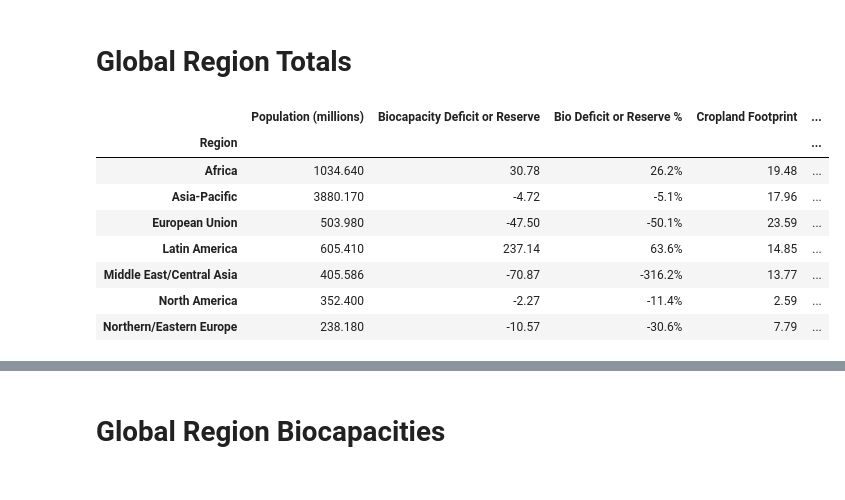
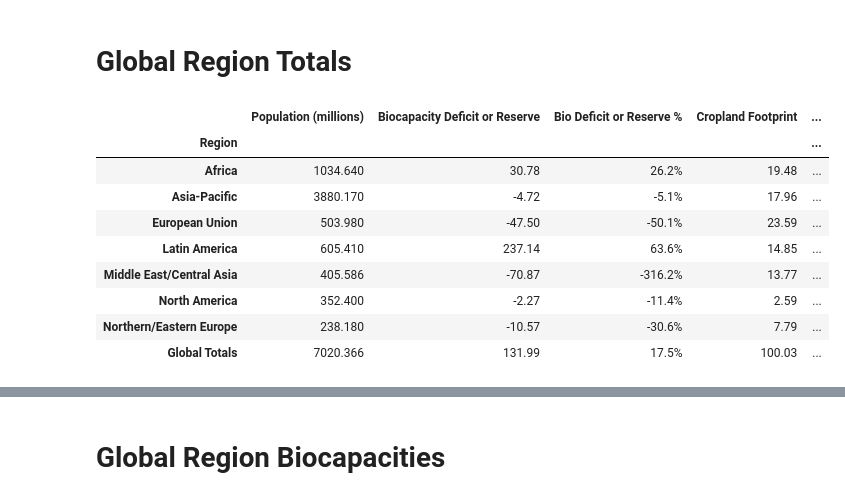
Before and after one commit to limbz-sami/Eco_footprint, a Jupyter notebook: footprint_v_biocapacity.ipynb, the cells around one changed output, grey strips where cells are left out. Saved outputs shown, nothing was run; the diff lists cells and outputs as text; code cells hidden in the pictures.

```diff
--- a/footprint_v_biocapacity.ipynb
+++ b/footprint_v_biocapacity.ipynb
@@ -82,26 +88,44 @@ pop_sort.head(3)
 # %%
 # New dataframe with Region Totals
 region_sum = eco_sort.groupby('Region').sum()
 
 # Create row with Global Totals for later use
 region_cols = region_sum.keys().tolist()
 global_sum = []
 
 for col in range(len(region_cols)):
     global_sum.append(region_sum.iloc[:,col].sum())
 
 # Recalculate last columns based on new data
 new_col = region_sum['Biocapacity Deficit or Reserve']/region_sum['Total Biocapacity'] * 100
 region_sum.insert(loc=2, column='Bio Deficit or Reserve %', value=new_col)
 region_sum['Bio Deficit or Reserve %'] = region_sum['Bio Deficit or Reserve %'].map('{:.1f}%'.format)
 region_sum
+
+# New dataframe with Global Totals
+global_totals = region_sum
+global_percent = "{:.1%}".format(global_sum[1]/global_sum[13])   # make sure these values are still correct if Region Dataframe ever changes
+global_sum.insert(2, global_percent)
+global_totals.loc['Global Totals'] = global_sum
+global_totals
+
+# # New dataframe with Global Totals
+# global_totals = pd.DataFrame([global_sum], columns=region_cols)
+# global_totals.rename(index = {0: "Global Totals"}, inplace=True)
+
+# # Recalculate last columns based on new data
+# new_col = global_totals['Biocapacity Deficit or Reserve']/global_totals['Total Biocapacity'] * 100
+# global_totals.insert(loc=2, column='Bio Deficit or Reserve %', value=new_col)
+# global_totals['Bio Deficit or Reserve %'] = global_totals['Bio Deficit or Reserve %'].map('{:.1f}%'.format)
+# global_totals
 # %% [output]
 |  | Population (millions) | Biocapacity Deficit or Reserve | Bio Deficit or Reserve % | Cropland Footprint | ... |
 | Region |  |  |  |  | ... |
 | Africa | 1034.640 | 30.78 | 26.2% | 19.48 | ... |
 | Asia-Pacific | 3880.170 | -4.72 | -5.1% | 17.96 | ... |
 | European Union | 503.980 | -47.50 | -50.1% | 23.59 | ... |
 | Latin America | 605.410 | 237.14 | 63.6% | 14.85 | ... |
 | Middle East/Central Asia | 405.586 | -70.87 | -316.2% | 13.77 | ... |
 | North America | 352.400 | -2.27 | -11.4% | 2.59 | ... |
 | Northern/Eastern Europe | 238.180 | -10.57 | -30.6% | 7.79 | ... |
+| Global Totals | 7020.366 | 131.99 | 17.5% | 100.03 | ... |
```
Also changed, not shown: parts of 7 cells of this notebook, 3 other files.
